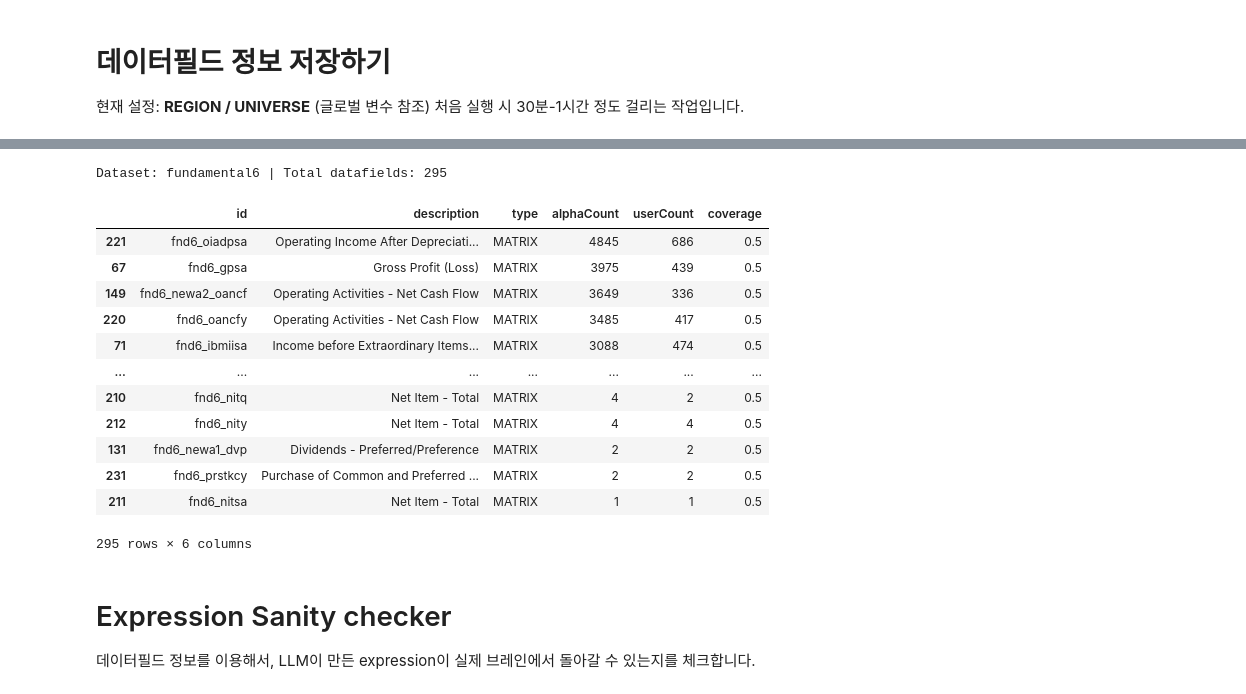
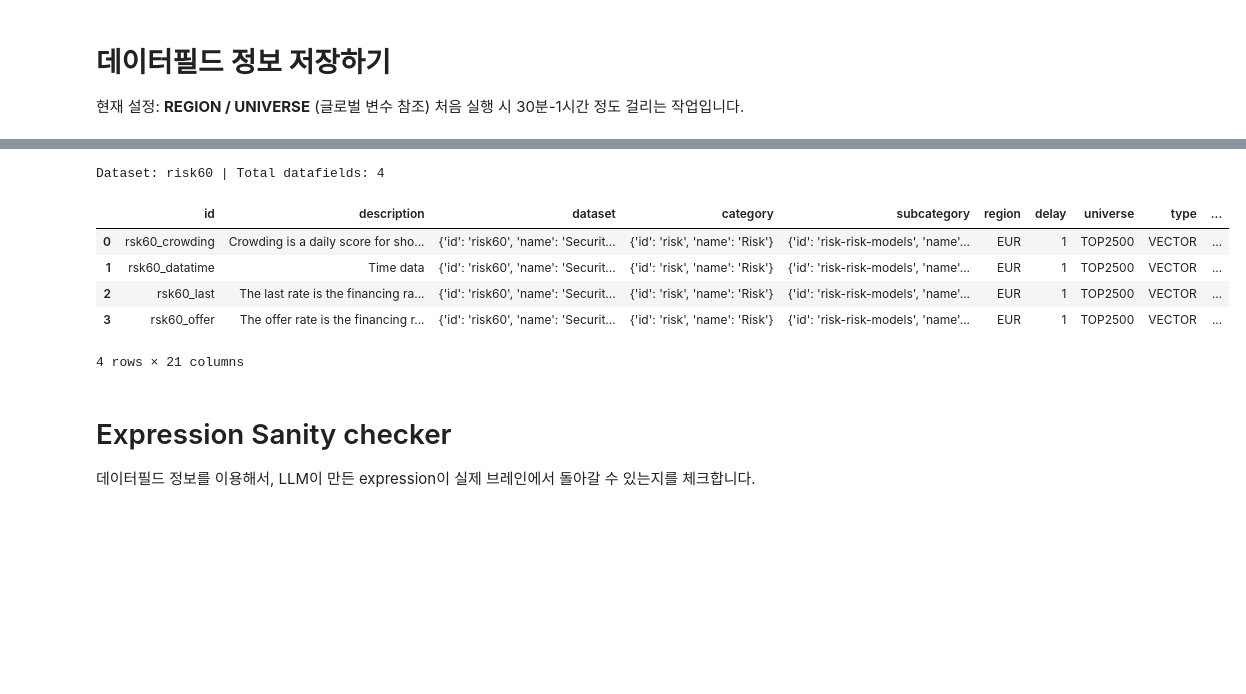
Before and after one commit to SangHyeok0204/WQ-2026-AI-HACKATON, a Jupyter notebook: llm_alpha_gen/llm_alpha_guide.ipynb, the cells around one changed output, grey strips where cells are left out. Saved outputs shown, nothing was run; the diff lists cells and outputs as text; code cells hidden in the pictures; blank space fills up the shorter version.

```diff
--- a/llm_alpha_gen/llm_alpha_guide.ipynb
+++ b/llm_alpha_gen/llm_alpha_guide.ipynb
@@ -28,8 +28,8 @@
 # %%
 # 처음에만 진행하시면 됩니다.
 # 🔧 REGION / UNIVERSE GLOBALIZED - 글로벌 설정
-REGION = "ASI"
-UNIVERSE = "MINVOL1M"
+REGION = "EUR"
+UNIVERSE = "TOP2500"
 DELAY = "1"
 
 import AAF as aaf
@@ -163,41 +199,35 @@ filtered_df
 11 rows × 21 columns
 # %%
 # 특정 dataset_id에 속하는 datafield 스펙 보기
-TARGET_DATASET_ID = "fundamental6"  # 원하는 dataset id로 변경
+TARGET_DATASET_IDS = ["risk60"]  # 원하는 dataset id로 변경 (복수 가능)
 
 # 🔧 REGION / UNIVERSE GLOBALIZED
-# Brain API에서 해당 dataset의 datafield 목록 가져오기
-datafields_spec = ace.get_datafields(
-    s,
-    region=REGION,
-    universe=UNIVERSE,
-    dataset_id=TARGET_DATASET_ID,
-    data_type='ALL'
-)
+for _ds_id in TARGET_DATASET_IDS:
+    # Brain API에서 해당 dataset의 datafield 목록 가져오기
+    datafields_spec = ace.get_datafields(
+        s,
+        region=REGION,
+        universe=UNIVERSE,
+        dataset_id=_ds_id,
+        data_type='ALL'
+    )
 
-# 표시할 컬럼 선택 (존재하는 컬럼만)
-display_cols = ['id', 'description', 'type', 'alphaCount', 'userCount', 'coverage']
-display_cols = [col for col in display_cols if col in datafields_spec.columns]
+    # 표시할 컬럼 선택 (존재하는 컬럼만)
+    display_cols = ['id', 'description', 'type', 'alphaCount', 'userCount', 'coverage']
+    display_cols = [col for col in display_cols if col in datafields_spec.columns]
 
-# alphaCount 기준 내림차순 정렬 후 표시
-datafields_spec = datafields_spec[display_cols].sort_values(by='alphaCount', ascending=False)
-print(f"Dataset: {TARGET_DATASET_ID} | Total datafields: {len(datafields_spec)}")
-display(datafields_spec)
+    # alphaCount 기준 내림차순 정렬 후 표시
+    # datafields_spec = datafields_spec[display_cols].sort_values(by='alphaCount', ascending=False)
+    print(f"\nDataset: {_ds_id} | Total datafields: {len(datafields_spec)}")
+    display(datafields_spec)
 # %% [output]
-Dataset: fundamental6 | Total datafields: 295
+Dataset: risk60 | Total datafields: 4
-|  | id | description | type | alphaCount | userCount | coverage |
-| 221 | fnd6_oiadpsa | Operating Income After Depreciati... | MATRIX | 4845 | 686 | 0.5 |
-| 67 | fnd6_gpsa | Gross Profit (Loss) | MATRIX | 3975 | 439 | 0.5 |
-| 149 | fnd6_newa2_oancf | Operating Activities - Net Cash Flow | MATRIX | 3649 | 336 | 0.5 |
-| 220 | fnd6_oancfy | Operating Activities - Net Cash Flow | MATRIX | 3485 | 417 | 0.5 |
-| 71 | fnd6_ibmiisa | Income before Extraordinary Items... | MATRIX | 3088 | 474 | 0.5 |
-| ... | ... | ... | ... | ... | ... | ... |
-| 210 | fnd6_nitq | Net Item - Total | MATRIX | 4 | 2 | 0.5 |
-| 212 | fnd6_nity | Net Item - Total | MATRIX | 4 | 4 | 0.5 |
-| 131 | fnd6_newa1_dvp | Dividends - Preferred/Preference | MATRIX | 2 | 2 | 0.5 |
-| 231 | fnd6_prstkcy | Purchase of Common and Preferred ... | MATRIX | 2 | 2 | 0.5 |
-| 211 | fnd6_nitsa | Net Item - Total | MATRIX | 1 | 1 | 0.5 |
+|  | id | description | dataset | category | subcategory | region | delay | universe | type | ... |
+| 0 | rsk60_crowding | Crowding is a daily score for sho... | {'id': 'risk60', 'name': 'Securit... | {'id': 'risk', 'name': 'Risk'} | {'id': 'risk-risk-models', 'name'... | EUR | 1 | TOP2500 | VECTOR | ... |
+| 1 | rsk60_datatime | Time data | {'id': 'risk60', 'name': 'Securit... | {'id': 'risk', 'name': 'Risk'} | {'id': 'risk-risk-models', 'name'... | EUR | 1 | TOP2500 | VECTOR | ... |
+| 2 | rsk60_last | The last rate is the financing ra... | {'id': 'risk60', 'name': 'Securit... | {'id': 'risk', 'name': 'Risk'} | {'id': 'risk-risk-models', 'name'... | EUR | 1 | TOP2500 | VECTOR | ... |
+| 3 | rsk60_offer | The offer rate is the financing r... | {'id': 'risk60', 'name': 'Securit... | {'id': 'risk', 'name': 'Risk'} | {'id': 'risk-risk-models', 'name'... | EUR | 1 | TOP2500 | VECTOR | ... |
-295 rows × 6 columns
+4 rows × 21 columns
 # %% [markdown]
 # Expression Sanity checker
 데이터필드 정보를 이용해서, LLM이 만든 expression이 실제 브레인에서 돌아갈 수 있는지를 체크합니다.
```
Also changed, not shown: parts of 10 cells of this notebook, 27 other files.
